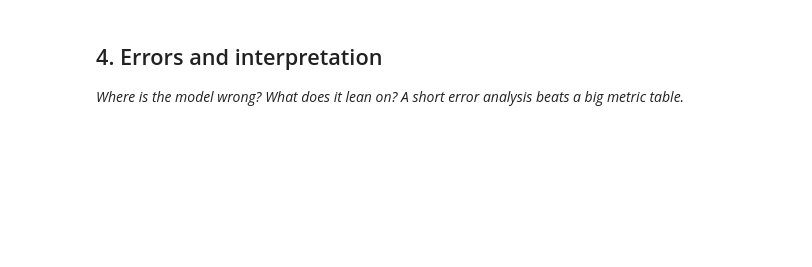
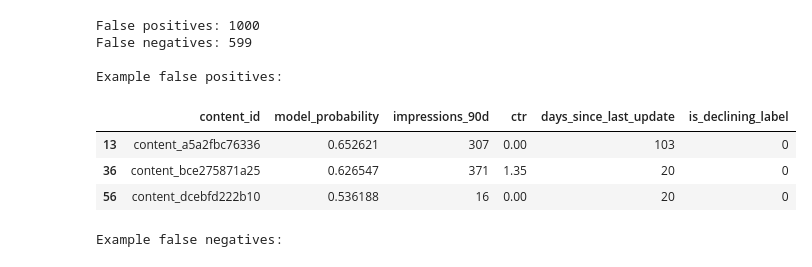
Before and after one commit to medhu07/flyrankai, a Jupyter notebook: work/notebooks/w05_model.ipynb, the cells around one changed output. Cells and saved outputs as stored; diff of their text form; code cells hidden in the pictures; blank space fills up the shorter version.

```diff
--- a/work/notebooks/w05_model.ipynb
+++ b/work/notebooks/w05_model.ipynb
@@ -19,0 +294,20 @@ This skeleton is yours to fill. Work the sections **in order** — each one has
+# %%
+# Week-4 baseline on the same held-out test clients
+
+impressions_threshold = train_df["impressions_90d"].median()
+ctr_threshold = train_df["ctr"].median()
+stale_threshold = 180
+
+test_df["baseline_score"] = (
+    (test_df["impressions_90d"] >= impressions_threshold).astype(int)
+    + (test_df["ctr"] <= ctr_threshold).astype(int)
+    + (test_df["days_since_last_update"] >= stale_threshold).astype(int)
+)
+
+for k in [20, 50]:
+    p_at_k = precision_at_k(
+        y_test.reset_index(drop=True),
+        test_df["baseline_score"].reset_index(drop=True).values,
+        k
+    )
+    print(f"Baseline Precision@{k}: {p_at_k:.3f}")
@@ -30,4 +376,0 @@ This skeleton is yours to fill. Work the sections **in order** — each one has
-# %% [markdown]
-## 4. Errors and interpretation
-
-*Where is the model wrong? What does it lean on? A short error analysis beats a big metric table.*
@@ -36,0 +377,53 @@ This skeleton is yours to fill. Work the sections **in order** — each one has
+# %%
+# False positives: predicted decline, but proxy label is 0
+false_positives = test_df[
+    (test_df["model_prediction"] == 1) &
+    (test_df["is_declining_label"] == 0)
+].copy()
+
+# False negatives: predicted non-decline, but proxy label is 1
+false_negatives = test_df[
+    (test_df["model_prediction"] == 0) &
+    (test_df["is_declining_label"] == 1)
+].copy()
+
+print("False positives:", len(false_positives))
+print("False negatives:", len(false_negatives))
+
+print("\nExample false positives:")
+display(
+    false_positives[
+        [
+            "content_id",
+            "model_probability",
+            "impressions_90d",
+            "ctr",
+            "days_since_last_update",
+            "is_declining_label"
+        ]
+    ].head(3)
+)
+
+print("\nExample false negatives:")
+display(
+    false_negatives[
+        [
+            "content_id",
+            "model_probability",
+            "impressions_90d",
+            "ctr",
+            "days_since_last_update",
+            "is_declining_label"
+        ]
+    ].head(3)
+)
+# %% [output]
+False positives: 1000
+False negatives: 599
+
+Example false positives:
+|  | content_id | model_probability | impressions_90d | ctr | days_since_last_update | is_declining_label |
+| 13 | content_a5a2fbc76336 | 0.652621 | 307 | 0.00 | 103 | 0 |
+| 36 | content_bce275871a25 | 0.626547 | 371 | 1.35 | 20 | 0 |
+| 56 | content_dcebfd222b10 | 0.536188 | 16 | 0.00 | 20 | 0 |
+Example false negatives:
```
Also changed, not shown: parts of 26 cells of this notebook.
